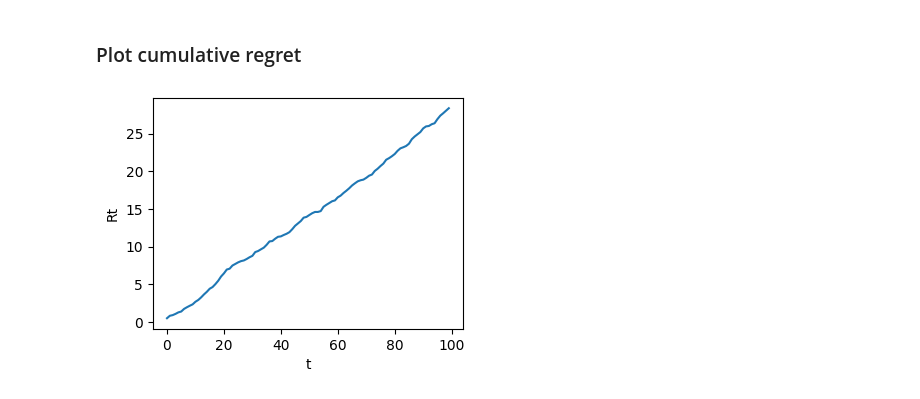
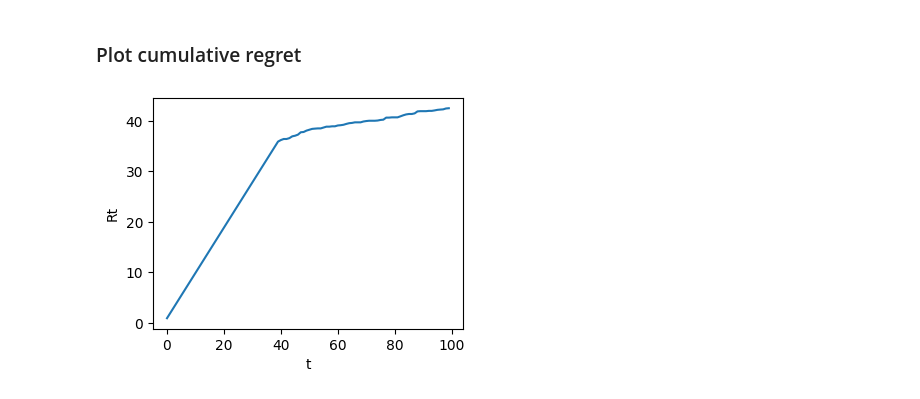
Before and after one commit to mileswhen/GNN_bandits, a Jupyter notebook: notebooks/GNN_bandits.ipynb, the cells around one changed output. Drawn from its saved outputs; the diff is of its cells as text; code cells hidden in the pictures.

```diff
--- a/notebooks/GNN_bandits.ipynb
+++ b/notebooks/GNN_bandits.ipynb
@@ -146,28 +69,6 @@ Generate a synthetic dataset as described in section *5. Experiments*. Modest pa
 * node features are in $\mathbb{R}^5$
 
 `ENGraph` contains both the full graph representation (adj matrix) as well as precomputed aggr. node feature vectors $\bar{h}_j$
-# %%
-class ENGraph:
-    '''Container for erdos-renyi graphs'''
-    def __init__(self, p, n):
-        assert 0 < p < 1
-        self.p = p
-        self.N = n
-
-        # init random graph
-        edges = erdos_renyi_graph(n, p, directed=False)
-        x = torch.normal(0, 1, size=(n, 5))
-
-        # graph object
-        graph = Data(x=x, edge_index=edges)
-        self.graph = graph
-
-        # precomp. aggregated node features
-        self.conv = GINConv(nn.Identity())
-        self.hbar = F.normalize(self.conv(x, edges))
-
-    def __repr__(self):
-        return f"ENGraph (p={self.p}, N={self.N})"
 # %%
 # sample some graph domains (20 graphs per domain)
 graphs = {}
@@ -544,17 +458,15 @@ t=90, M=2.721E-03, y=0.347 ............................
 ### Plot cumulative regret
 # %%
 Rt = 0
-max_r = torch.max(torch.tensor(rewards))
-
-regrets = []
-for r in rewards:
-    Rt += (max_r - r)
-    regrets.append(Rt.item())
+ctr = []
+for r in regrets:
+    Rt += r
+    ctr.append(Rt.item())
 
 plt.figure(figsize=[4,3])
-plt.plot(regrets)
+plt.plot(ctr)
 plt.xlabel("t")
 plt.ylabel("Rt")
 plt.show()
 # %% [output]
-[figure, old version]
+[figure, new version]
```
Also changed, not shown: parts of 12 cells of this notebook.
